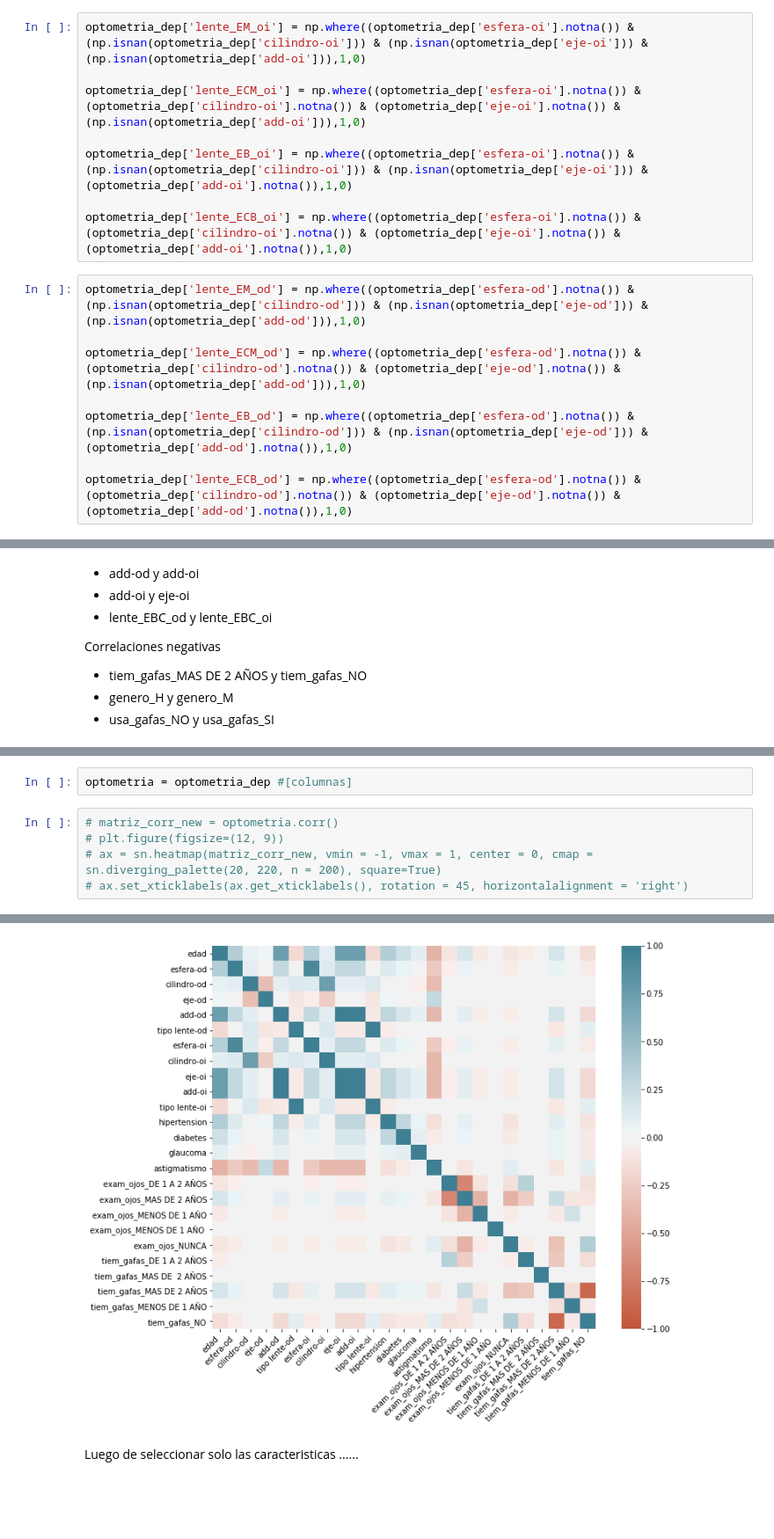
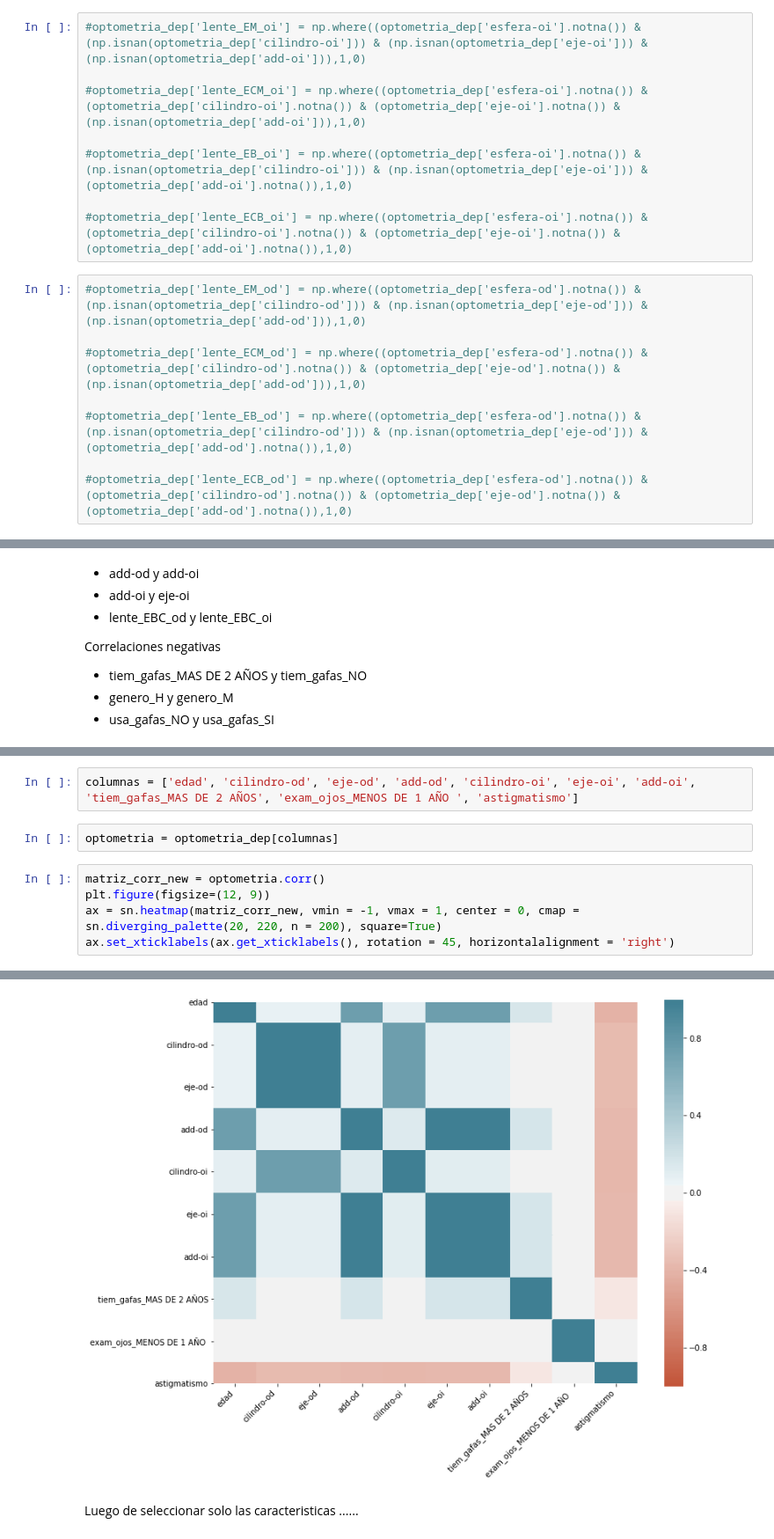
Before and after one commit to ollumope/CRP_TrabajoFinalOptometriaMed, a Jupyter notebook: Optometria.ipynb, the cells around one changed output, grey strips where cells are left out. Shown at 88% size. Saved outputs shown, nothing was run; the diff lists cells and outputs as text; blank space fills up the shorter version.

Commit message:
optometria_v1

```diff
--- a/Optometria.ipynb
+++ b/Optometria.ipynb
@@ -512,21 +527,21 @@ Existen tipos de lentes de acuerdo a las medidas tomadas en la revisión:
 - Esfericos Bifocal. Tiene esfera y adición (EB)
 - Esferocilindricos Bifocal. Tienen esfera, cilindro, eje y adición (ECB)
 # %%
-optometria_dep['lente_EM_oi'] = np.where((optometria_dep['esfera-oi'].notna()) & (np.isnan(optometria_dep['cilindro-oi'])) & (np.isnan(optometria_dep['eje-oi'])) & (np.isnan(optometria_dep['add-oi'])),1,0)
+#optometria_dep['lente_EM_oi'] = np.where((optometria_dep['esfera-oi'].notna()) & (np.isnan(optometria_dep['cilindro-oi'])) & (np.isnan(optometria_dep['eje-oi'])) & (np.isnan(optometria_dep['add-oi'])),1,0)
 
-optometria_dep['lente_ECM_oi'] = np.where((optometria_dep['esfera-oi'].notna()) & (optometria_dep['cilindro-oi'].notna()) & (optometria_dep['eje-oi'].notna()) & (np.isnan(optometria_dep['add-oi'])),1,0)
+#optometria_dep['lente_ECM_oi'] = np.where((optometria_dep['esfera-oi'].notna()) & (optometria_dep['cilindro-oi'].notna()) & (optometria_dep['eje-oi'].notna()) & (np.isnan(optometria_dep['add-oi'])),1,0)
 
-optometria_dep['lente_EB_oi'] = np.where((optometria_dep['esfera-oi'].notna()) & (np.isnan(optometria_dep['cilindro-oi'])) & (np.isnan(optometria_dep['eje-oi'])) & (optometria_dep['add-oi'].notna()),1,0)
+#optometria_dep['lente_EB_oi'] = np.where((optometria_dep['esfera-oi'].notna()) & (np.isnan(optometria_dep['cilindro-oi'])) & (np.isnan(optometria_dep['eje-oi'])) & (optometria_dep['add-oi'].notna()),1,0)
 
-optometria_dep['lente_ECB_oi'] = np.where((optometria_dep['esfera-oi'].notna()) & (optometria_dep['cilindro-oi'].notna()) & (optometria_dep['eje-oi'].notna()) & (optometria_dep['add-oi'].notna()),1,0)
+#optometria_dep['lente_ECB_oi'] = np.where((optometria_dep['esfera-oi'].notna()) & (optometria_dep['cilindro-oi'].notna()) & (optometria_dep['eje-oi'].notna()) & (optometria_dep['add-oi'].notna()),1,0)
 # %%
-optometria_dep['lente_EM_od'] = np.where((optometria_dep['esfera-od'].notna()) & (np.isnan(optometria_dep['cilindro-od'])) & (np.isnan(optometria_dep['eje-od'])) & (np.isnan(optometria_dep['add-od'])),1,0)
+#optometria_dep['lente_EM_od'] = np.where((optometria_dep['esfera-od'].notna()) & (np.isnan(optometria_dep['cilindro-od'])) & (np.isnan(optometria_dep['eje-od'])) & (np.isnan(optometria_dep['add-od'])),1,0)
 
-optometria_dep['lente_ECM_od'] = np.where((optometria_dep['esfera-od'].notna()) & (optometria_dep['cilindro-od'].notna()) & (optometria_dep['eje-od'].notna()) & (np.isnan(optometria_dep['add-od'])),1,0)
+#optometria_dep['lente_ECM_od'] = np.where((optometria_dep['esfera-od'].notna()) & (optometria_dep['cilindro-od'].notna()) & (optometria_dep['eje-od'].notna()) & (np.isnan(optometria_dep['add-od'])),1,0)
 
-optometria_dep['lente_EB_od'] = np.where((optometria_dep['esfera-od'].notna()) & (np.isnan(optometria_dep['cilindro-od'])) & (np.isnan(optometria_dep['eje-od'])) & (optometria_dep['add-od'].notna()),1,0)
+#optometria_dep['lente_EB_od'] = np.where((optometria_dep['esfera-od'].notna()) & (np.isnan(optometria_dep['cilindro-od'])) & (np.isnan(optometria_dep['eje-od'])) & (optometria_dep['add-od'].notna()),1,0)
 
-optometria_dep['lente_ECB_od'] = np.where((optometria_dep['esfera-od'].notna()) & (optometria_dep['cilindro-od'].notna()) & (optometria_dep['eje-od'].notna()) & (optometria_dep['add-od'].notna()),1,0)
+#optometria_dep['lente_ECB_od'] = np.where((optometria_dep['esfera-od'].notna()) & (optometria_dep['cilindro-od'].notna()) & (optometria_dep['eje-od'].notna()) & (optometria_dep['add-od'].notna()),1,0)
 # %% [markdown]
 Análisis descriptivo de las variables una vez realizado la seleccón de caracteristicas
 # %%
@@ -563,9 +608,11 @@ Correlaciones negativas
+# %%
+columnas = ['edad', 'cilindro-od', 'eje-od', 'add-od', 'cilindro-oi', 'eje-oi', 'add-oi', 'tiem_gafas_MAS DE 2 AÑOS', 'exam_ojos_MENOS DE 1 AÑO ', 'astigmatismo']
 # %%
-optometria = optometria_dep #[columnas]
+optometria = optometria_dep[columnas]
 # %%
-# matriz_corr_new = optometria.corr()
-# plt.figure(figsize=(12, 9))
-# ax = sn.heatmap(matriz_corr_new, vmin = -1, vmax = 1, center = 0, cmap = sn.diverging_palette(20, 220, n = 200), square=True)
-# ax.set_xticklabels(ax.get_xticklabels(), rotation = 45, horizontalalignment = 'right')
+matriz_corr_new = optometria.corr()
+plt.figure(figsize=(12, 9))
+ax = sn.heatmap(matriz_corr_new, vmin = -1, vmax = 1, center = 0, cmap = sn.diverging_palette(20, 220, n = 200), square=True)
+ax.set_xticklabels(ax.get_xticklabels(), rotation = 45, horizontalalignment = 'right')
 # %% [output]
 [Text(0.5, 0, 'edad'),
@@ -588,3 +628,3 @@ optometria = optometria_dep #[columnas]
-[figure, old version]
+[figure, new version]
 # %% [markdown]
 Luego de seleccionar solo las caracteristicas ......
```
Also changed, not shown: parts of 81 cells of this notebook.
